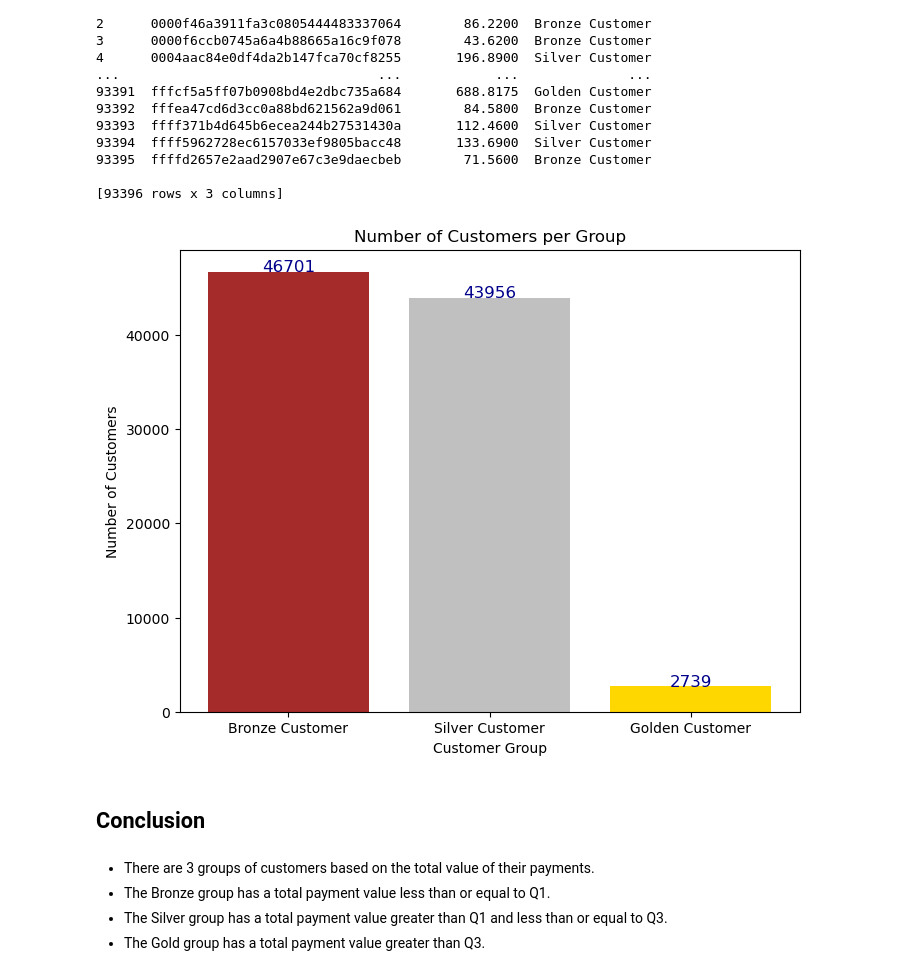
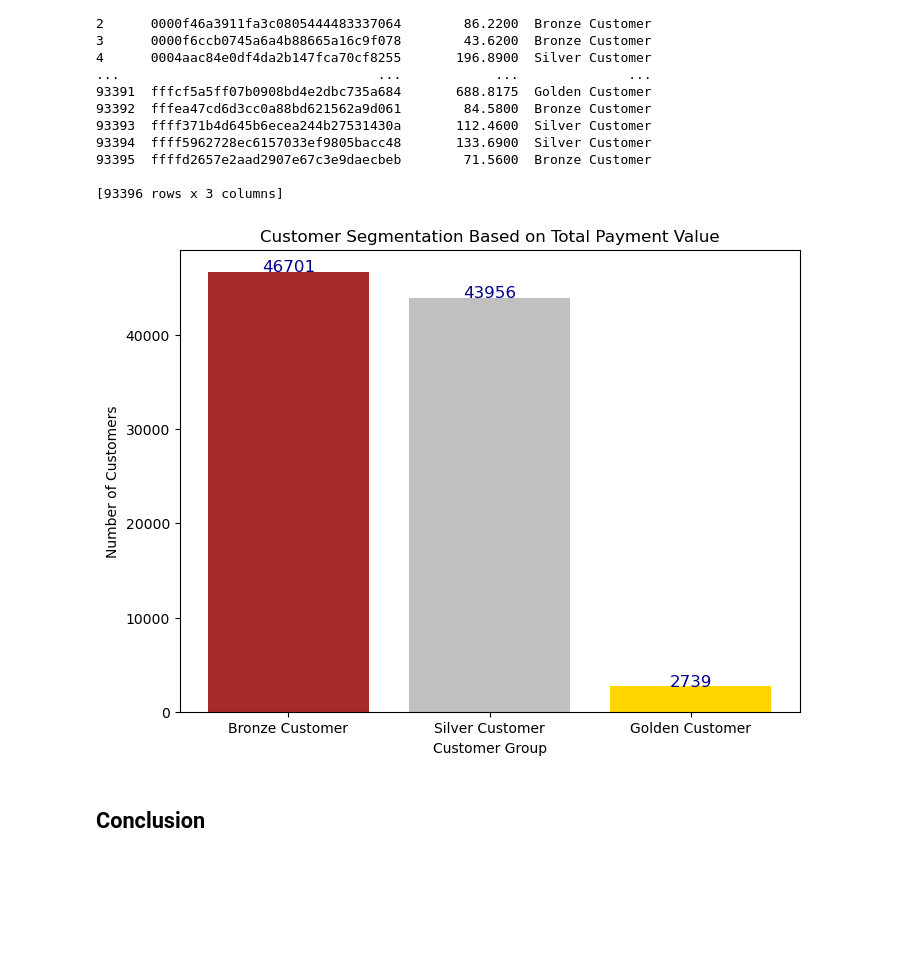
Before and after one commit to aniqohhana/Brazilian-E-commerce-Dashboard, a Jupyter notebook: Proyek_Analisis_Data.ipynb, the cells around one changed output. Saved outputs shown, nothing was run; the diff lists cells and outputs as text; code cells hidden in the pictures; blank space fills up the shorter version.

```diff
--- a/Proyek_Analisis_Data.ipynb
+++ b/Proyek_Analisis_Data.ipynb
@@ -1378,24 +1378,19 @@ print(payment_values)
 # %%
 customer_group_counts = payment_values['customer_group'].value_counts().reset_index()
 customer_group_counts.columns = ['Customer Group', 'Count']
 
 plt.figure(figsize=(8, 6))
 plt.bar(customer_group_counts['Customer Group'], customer_group_counts['Count'], color=['brown', 'silver', 'gold'])
 
 for i, value in enumerate(customer_group_counts['Count']):
     plt.text(i, value + 0.5, str(value), ha='center', fontsize=12, color='darkblue')
 
-plt.title('Number of Customers per Group')
+plt.title('Customer Segmentation Based on Total Payment Value')
 plt.xlabel('Customer Group')
 plt.ylabel('Number of Customers')
 plt.xticks(rotation=0)
 plt.show()
 # %% [output]
-[figure, old version]
+[figure, new version]
 # %% [markdown]
 ## Conclusion
-# %% [markdown]
-- There are 3 groups of customers based on the total value of their payments.
-- The Bronze group has a total payment value less than or equal to Q1.
-- The Silver group has a total payment value greater than Q1 and less than or equal to Q3.
-- The Gold group has a total payment value greater than Q3.
```
Also changed, not shown: parts of 1 cell of this notebook, 1 other file.
